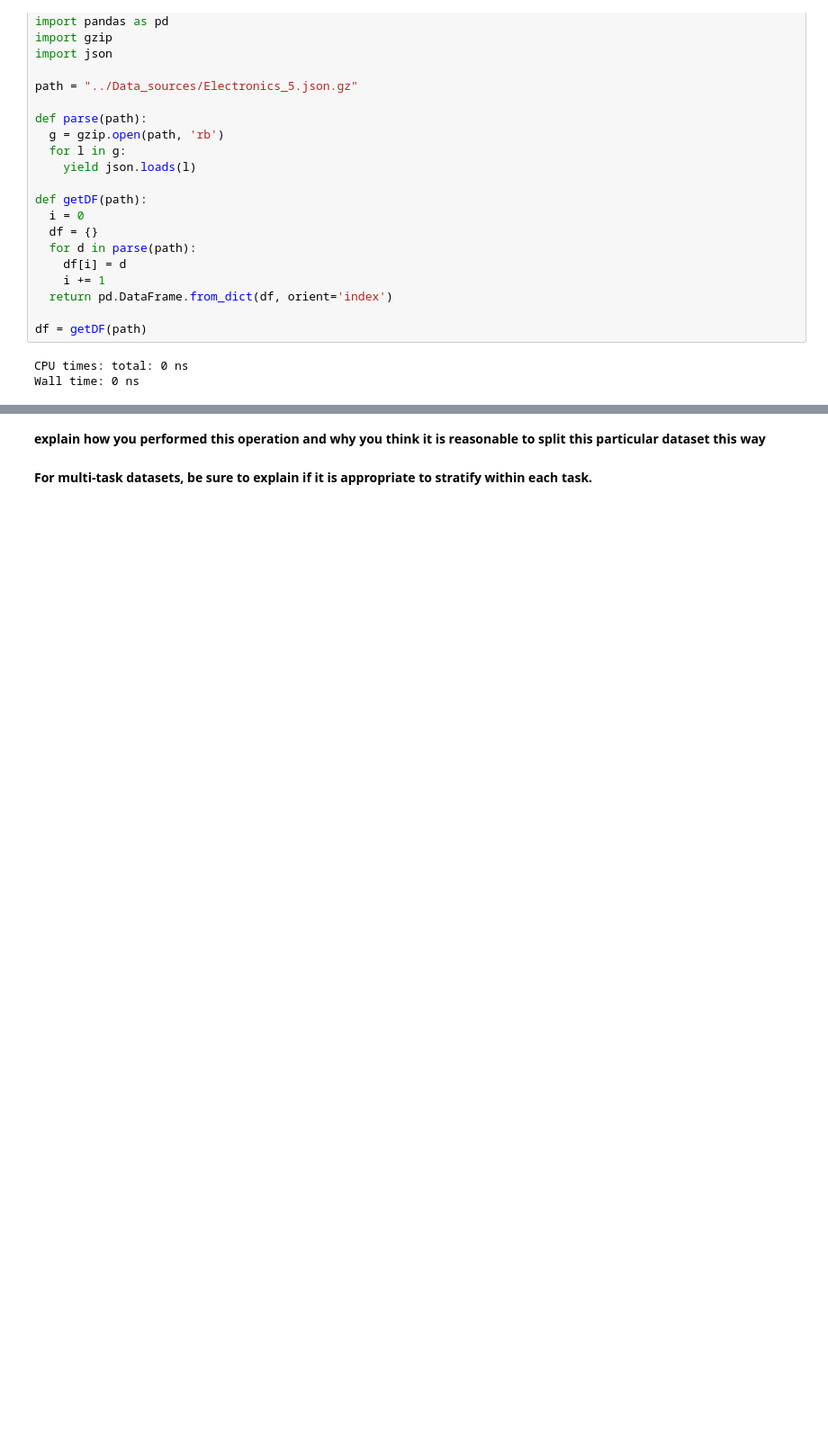
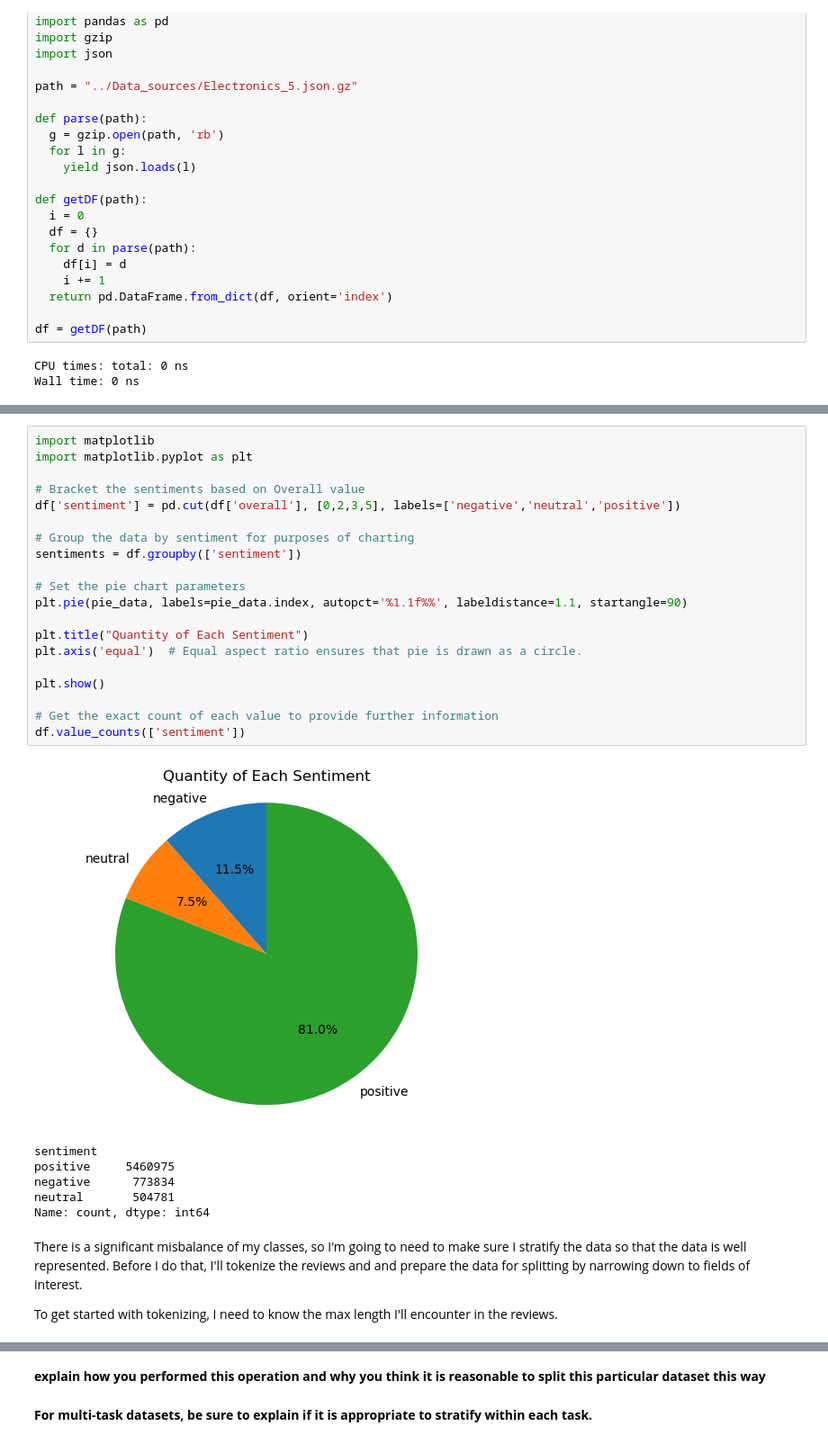
Before and after one commit to cphchip/cs8321_code, a Jupyter notebook: Lab 2/Lab2.ipynb, the cells around one changed output, grey strips where cells are left out. Shown at 90% size. Cells and saved outputs as stored; diff of their text form; blank space fills up the shorter version.

```diff
--- a/Lab 2/Lab2.ipynb
+++ b/Lab 2/Lab2.ipynb
@@ -69,0 +78,31 @@ Strangely, these don't all seem like electronics reviews...but for my purposes i
+# %%
+import matplotlib
+import matplotlib.pyplot as plt
+
+# Bracket the sentiments based on Overall value
+df['sentiment'] = pd.cut(df['overall'], [0,2,3,5], labels=['negative','neutral','positive'])
+
+# Group the data by sentiment for purposes of charting
+sentiments = df.groupby(['sentiment'])
+
+# Set the pie chart parameters
+plt.pie(pie_data, labels=pie_data.index, autopct='%1.1f%%', labeldistance=1.1, startangle=90)
+
+plt.title("Quantity of Each Sentiment")
+plt.axis('equal')  # Equal aspect ratio ensures that pie is drawn as a circle.
+
+plt.show()
+
+# Get the exact count of each value to provide further information
+df.value_counts(['sentiment'])
+# %% [output]
+[figure, added]
+sentiment
+positive     5460975
+negative      773834
+neutral       504781
+Name: count, dtype: int64
+# %% [markdown]
+There is a significant misbalance of my classes, so I'm going to need to make sure I stratify the data so that the data is well represented. Before I do that, I'll tokenize the reviews and and prepare the data for splitting by narrowing down to fields of interest.
+
+To get started with tokenizing, I need to know the max length I'll encounter in the reviews.
```
Also changed, not shown: parts of 15 cells of this notebook.
